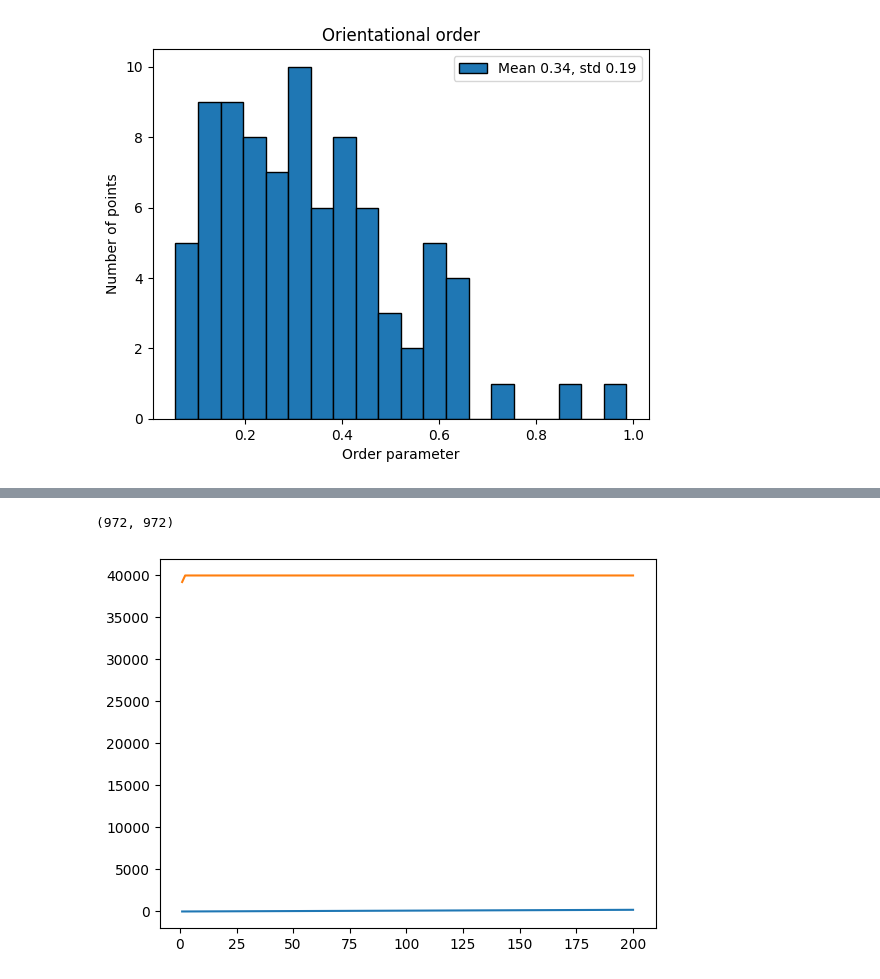
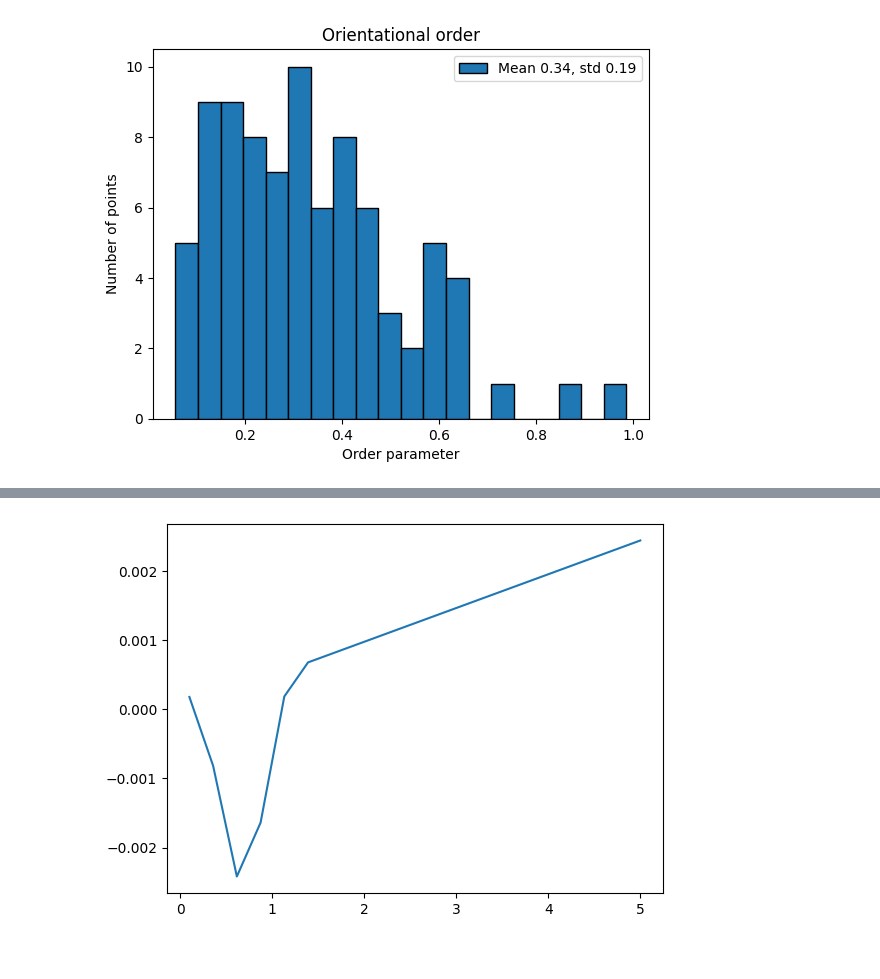
Before and after one commit to maria0026/solution_pipes_patterns, a Jupyter notebook: results.ipynb, the cells around one changed output, grey strips where cells are left out. Cells and saved outputs as stored; diff of their text form; code cells hidden in the pictures.

Commit message:
ripley

```diff
--- a/results.ipynb
+++ b/results.ipynb
@@ -20,8 +21,8 @@ hex_points = prepare_data.generate_hexagonal_grid(rows, cols, spacing)
 # Save to .dat file
 np.savetxt("data/hexagonal_points.dat", hex_points, fmt="%.6f", delimiter=" ")
 # %%
-data_path="new_data/hexagonal_points.dat"
-data_path_random="new_data/random_hexagonal_points.dat"
+data_path="new_data/write.dat"
+data_path_random="new_data/random_area2.dat"
 # %%
 import importlib
 importlib.reload(voronoi_analysis)
@@ -193,12 +198,14 @@ executing.executing.NotOneValueFound: Expected one value, found 0
 # %%
-r_values = np.linspace(1, 200, 150)  # Distances for K(r)
-area = 200 * 200
-k_results = voronoi_analyser.calculate_ripleys_k(r_values, area)
+r_values = np.linspace(0.1, 5, 20)  # Distances for K(r)
+#area = 200 * 200
+k_results, l_results = voronoi_analyser.ripley_2(r_values)
-# %% [output]
-(972, 972)
+# %%
+r_values = np.linspace(0.1, 30, 20)  # Distances for K(r)
+#area = 200 * 200
+k_results, l_results = voronoi_analyser_random.ripley_2(r_values)
 # %%
-plt.plot(r_values, k_results)
+plt.plot(r_values,l_results)
 #plt.plot(r_values**2*np.pi)
 plt.show()
 # %% [output]
-[figure, old version]
+[figure, new version]
```
Also changed, not shown: parts of 18 cells of this notebook, 3 other files.
